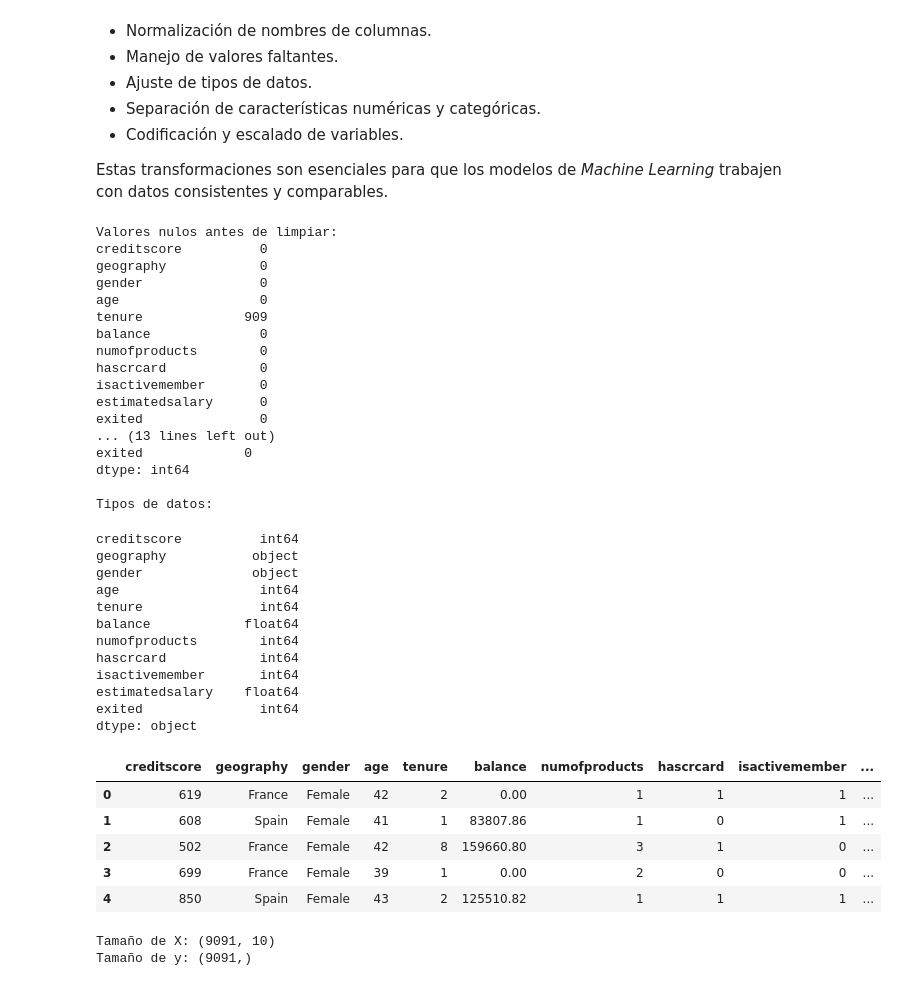
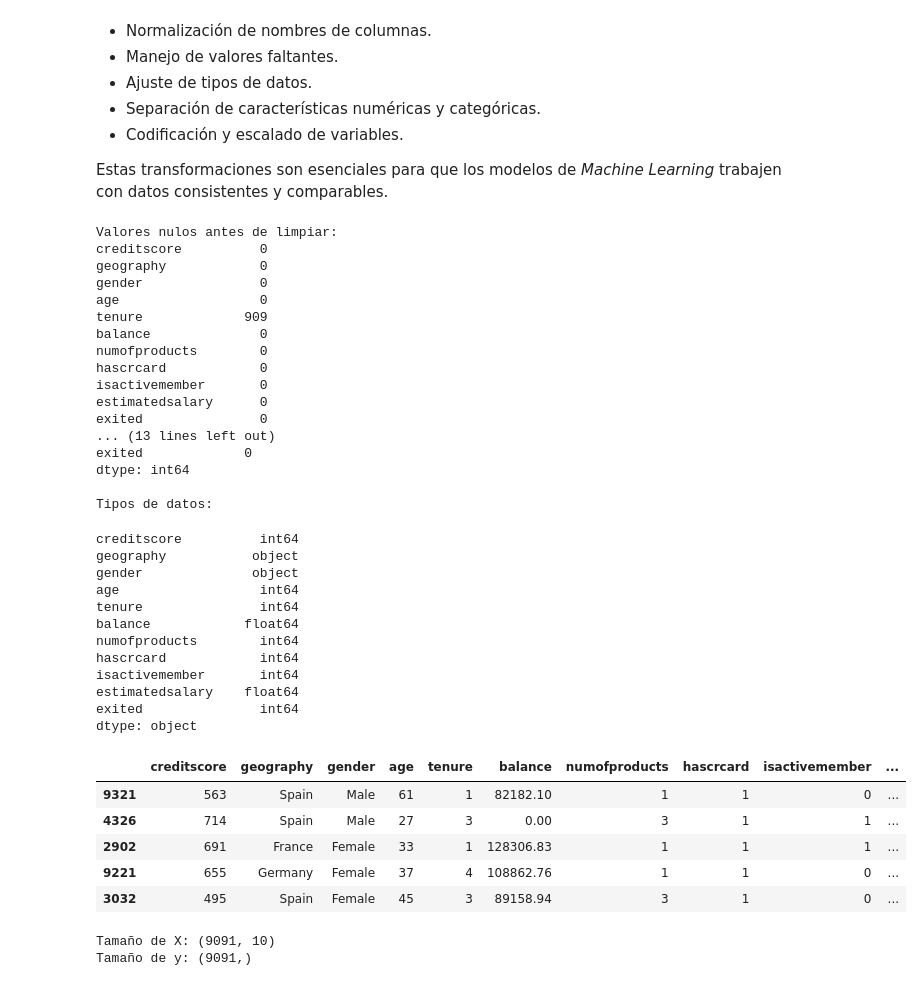
Before and after one commit to Marlene-Fraire/Sprint_10_churn_prediction, a Jupyter notebook: notebooks/churn_prediction.ipynb, the cells around one changed output. Cells and saved outputs as stored; diff of their text form; code cells hidden in the pictures.

```diff
--- a/notebooks/churn_prediction.ipynb
+++ b/notebooks/churn_prediction.ipynb
@@ -176,43 +176,43 @@ print("\nValores nulos después de limpiar:")
 print(df_clean.isna().sum())
 print("\nTipos de datos:")
 display(df_clean.dtypes)
-display(df_clean.head())
+display(df_clean.sample(5))
 # %% [output]
 Valores nulos antes de limpiar:
 creditscore          0
 geography            0
 gender               0
 age                  0
 tenure             909
 balance              0
 numofproducts        0
 hascrcard            0
 isactivemember       0
 estimatedsalary      0
 exited               0
 ... (13 lines left out)
 exited             0
 dtype: int64
 
 Tipos de datos:
 creditscore          int64
 geography           object
 gender              object
 age                  int64
 tenure               int64
 balance            float64
 numofproducts        int64
 hascrcard            int64
 isactivemember       int64
 estimatedsalary    float64
 exited               int64
 dtype: object
 |  | creditscore | geography | gender | age | tenure | balance | numofproducts | hascrcard | isactivemember | ... |
-| 0 | 619 | France | Female | 42 | 2 | 0.00 | 1 | 1 | 1 | ... |
-| 1 | 608 | Spain | Female | 41 | 1 | 83807.86 | 1 | 0 | 1 | ... |
-| 2 | 502 | France | Female | 42 | 8 | 159660.80 | 3 | 1 | 0 | ... |
-| 3 | 699 | France | Female | 39 | 1 | 0.00 | 2 | 0 | 0 | ... |
-| 4 | 850 | Spain | Female | 43 | 2 | 125510.82 | 1 | 1 | 1 | ... |
+| 9321 | 563 | Spain | Male | 61 | 1 | 82182.10 | 1 | 1 | 0 | ... |
+| 4326 | 714 | Spain | Male | 27 | 3 | 0.00 | 3 | 1 | 1 | ... |
+| 2902 | 691 | France | Female | 33 | 1 | 128306.83 | 1 | 1 | 1 | ... |
+| 9221 | 655 | Germany | Female | 37 | 4 | 108862.76 | 1 | 1 | 0 | ... |
+| 3032 | 495 | Spain | Female | 45 | 3 | 89158.94 | 3 | 1 | 0 | ... |
 # %%
 # Separar variable objetivo y características
 target = 'exited'
```
Also changed, not shown: parts of 22 cells of this notebook.
